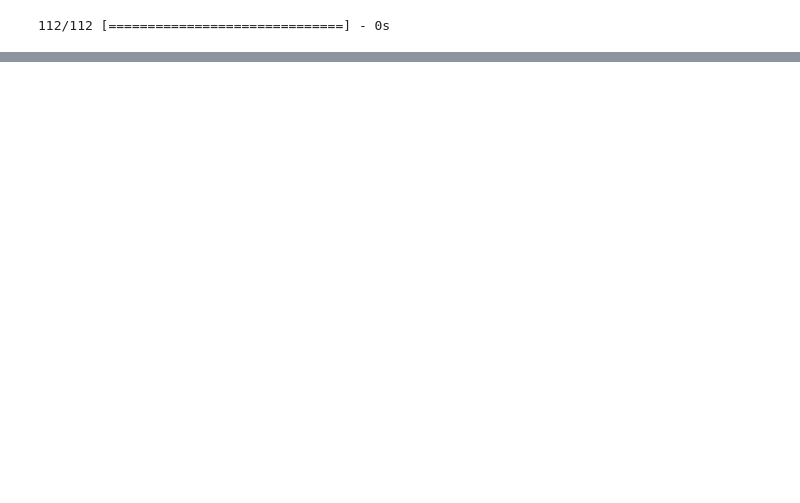
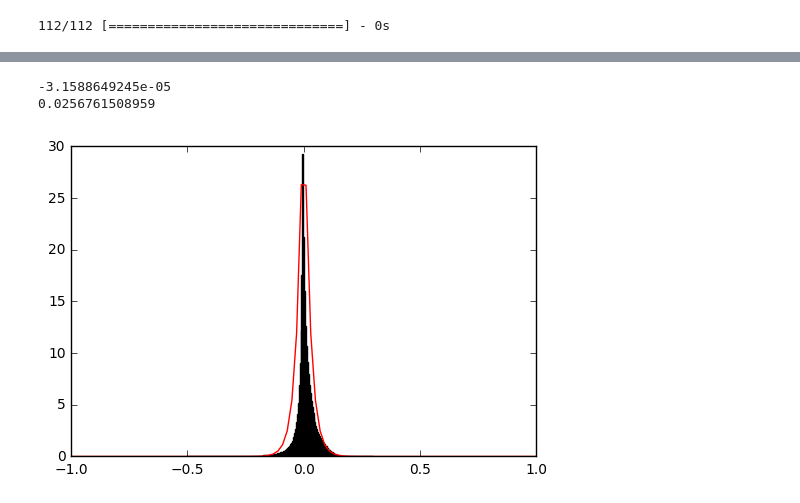
Before and after one commit to sri-kankanahalli/autoencoder-speech-compression, a Jupyter notebook: Regression Autoencoder - Residual.ipynb, the cells around one changed output, grey strips where cells are left out. Cells and saved outputs as stored; diff of their text form; code cells hidden in the pictures; blank space fills up the shorter version.

```diff
--- a/Regression Autoencoder - Residual.ipynb
+++ b/Regression Autoencoder - Residual.ipynb
@@ -1019,0 +1197,18 @@ CudaNdarray([[1.365355 0.247365 -0.044743 ..., -0.018078 0.034547 -0.006794]
+# %%
+from scipy.stats import laplace
+
+param = laplace.fit(scalars[:10000])
+plt.hist(scalars, bins=200, normed = 1)
+
+x = np.linspace(-1.0, 1.0, num = 100)
+pdf_fitted = laplace.pdf(x, param[0], param[1])
+plt.plot(x, pdf_fitted * 2.0,'r-')
+
+print param[0]
+print param[1]
+
+plt.show()
+# %% [output]
+-3.1588649245e-05
+0.0256761508959
+[figure, added]
```
Also changed, not shown: parts of 25 cells of this notebook.
